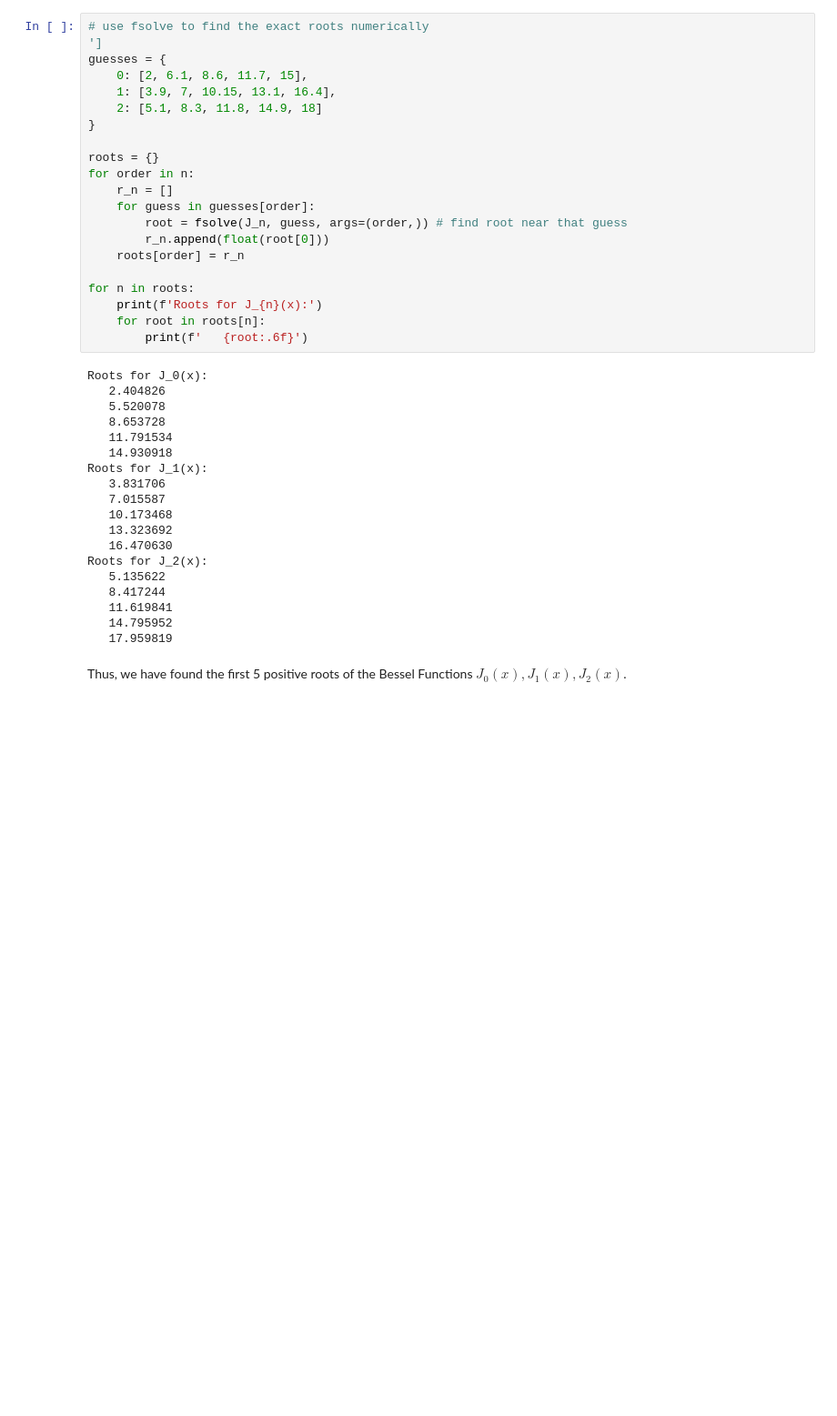
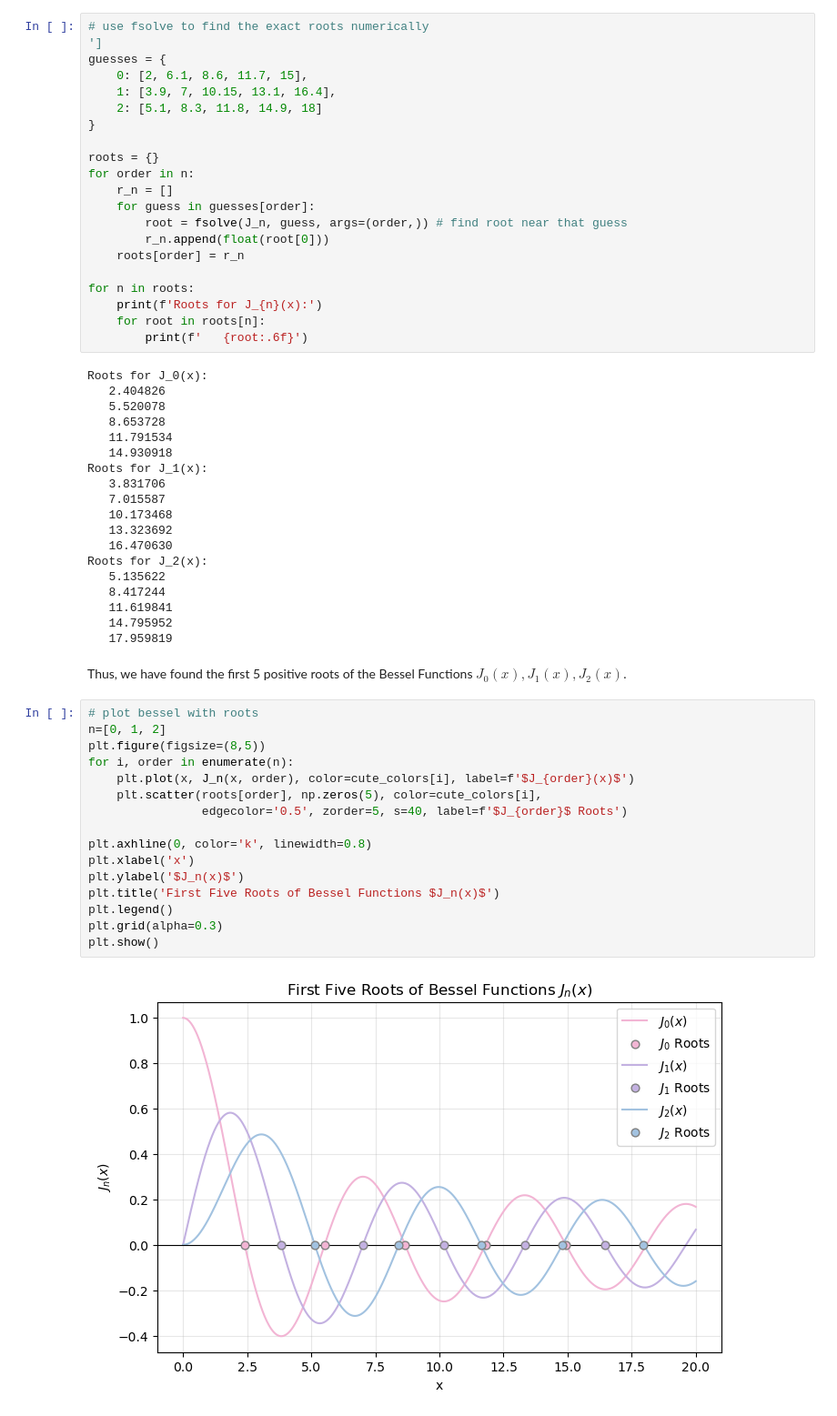
Before and after one commit to lilyminguyen/CS-323E-Projects, a Jupyter notebook: P2 - Bessel Functions/Bessel_Functions.ipynb, the cells around one changed output. Shown: that part at 91% size. Drawn from its saved outputs; the diff is of its cells as text; blank space fills up the shorter version.

```diff
--- a/P2 - Bessel Functions/Bessel_Functions.ipynb
+++ b/P2 - Bessel Functions/Bessel_Functions.ipynb
@@ -80,3 +80,21 @@ Roots for J_2(x):
    17.959819
 # %% [markdown]
 Thus, we have found the first 5 positive roots of the Bessel Functions $J_0(x), J_1(x), J_2(x)$.
+# %%
+# plot bessel with roots
+n=[0, 1, 2]
+plt.figure(figsize=(8,5))
+for i, order in enumerate(n):
+    plt.plot(x, J_n(x, order), color=cute_colors[i], label=f'$J_{order}(x)$')
+    plt.scatter(roots[order], np.zeros(5), color=cute_colors[i],
+                edgecolor='0.5', zorder=5, s=40, label=f'$J_{order}$ Roots')
+
+plt.axhline(0, color='k', linewidth=0.8)
+plt.xlabel('x')
+plt.ylabel('$J_n(x)$')
+plt.title('First Five Roots of Bessel Functions $J_n(x)$')
+plt.legend()
+plt.grid(alpha=0.3)
+plt.show()
+# %% [output]
+[figure, added]
```
